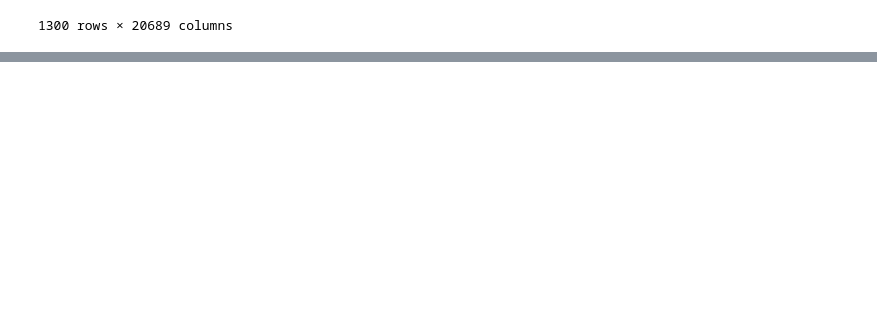
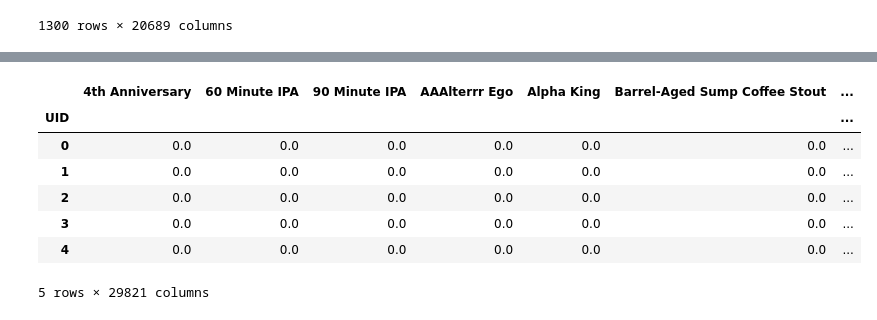
Before and after one commit to loisr/Beer-Recommendations, a Jupyter notebook: Data Cleaning.ipynb, the cells around one changed output, grey strips where cells are left out. Saved outputs shown, nothing was run; the diff lists cells and outputs as text; code cells hidden in the pictures; blank space fills up the shorter version.

```diff
--- a/Data Cleaning.ipynb
+++ b/Data Cleaning.ipynb
@@ -238,0 +218,6 @@ test.groupby('user_name').sum()
+# %%
+utility_matrix_copy = test.copy()
+
+utility_matrix_copy_features = utility_matrix_copy.reset_index(drop=True)
+
+utility_matrix_copy_features
@@ -238,0 +275,13 @@ test.groupby('user_name').sum()
+# %%
+#rename index column BID
+utility_matrix_copy_features.index.name = 'UID'
+utility_matrix_copy_features.head()
+# %% [output]
+|  | 4th Anniversary | 60 Minute IPA | 90 Minute IPA | AAAlterrr Ego | Alpha King | Barrel-Aged Sump Coffee Stout | ... |
+| UID |  |  |  |  |  |  | ... |
+| 0 | 0.0 | 0.0 | 0.0 | 0.0 | 0.0 | 0.0 | ... |
+| 1 | 0.0 | 0.0 | 0.0 | 0.0 | 0.0 | 0.0 | ... |
+| 2 | 0.0 | 0.0 | 0.0 | 0.0 | 0.0 | 0.0 | ... |
+| 3 | 0.0 | 0.0 | 0.0 | 0.0 | 0.0 | 0.0 | ... |
+| 4 | 0.0 | 0.0 | 0.0 | 0.0 | 0.0 | 0.0 | ... |
+5 rows × 29821 columns
```
Also changed, not shown: parts of 50 cells of this notebook.
